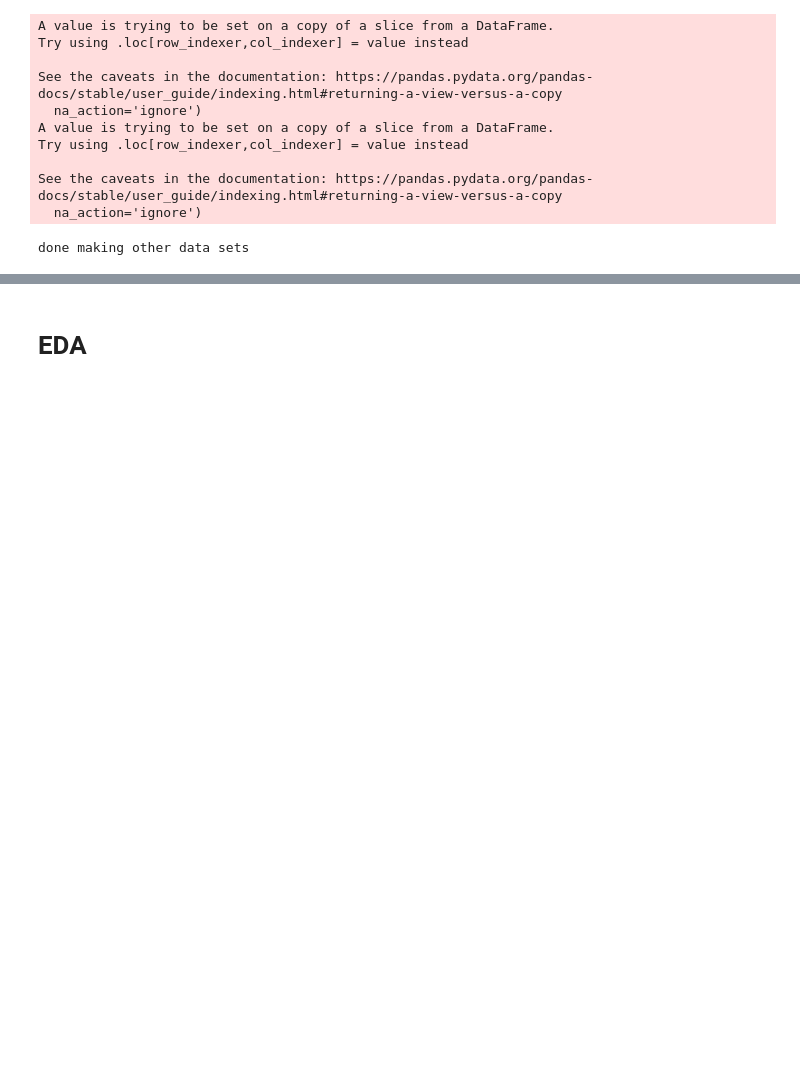
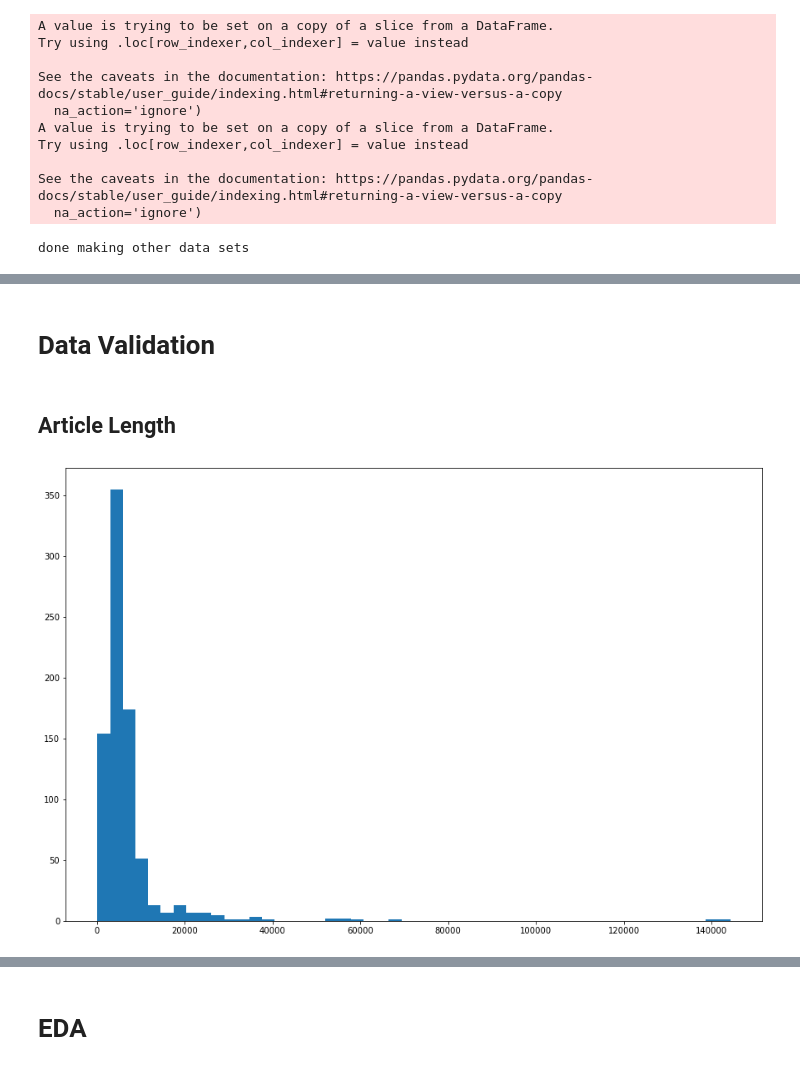
Before and after one commit to willyraedy/capstone, a Jupyter notebook: notebooks/BaselineModel.ipynb, the cells around one changed output, grey strips where cells are left out. Cells and saved outputs as stored; diff of their text form; code cells hidden in the pictures; blank space fills up the shorter version.

```diff
--- a/notebooks/BaselineModel.ipynb
+++ b/notebooks/BaselineModel.ipynb
@@ -91,0 +111,11 @@ Dep Var:
+# %% [markdown]
+# Data Validation
+# %% [markdown]
+## Article Length
+# %%
+plt.figure(figsize=(15,10))
+plt.hist(baseline_df.article_length, bins=50);
+# lazy - drop anything above 30000
+# less lazy - drop anything that's daily mail, independent above 10000 and drop anything else above 40k
+# %% [output]
+[figure, added]
```
Also changed, not shown: parts of 44 cells of this notebook, 4 other files.
